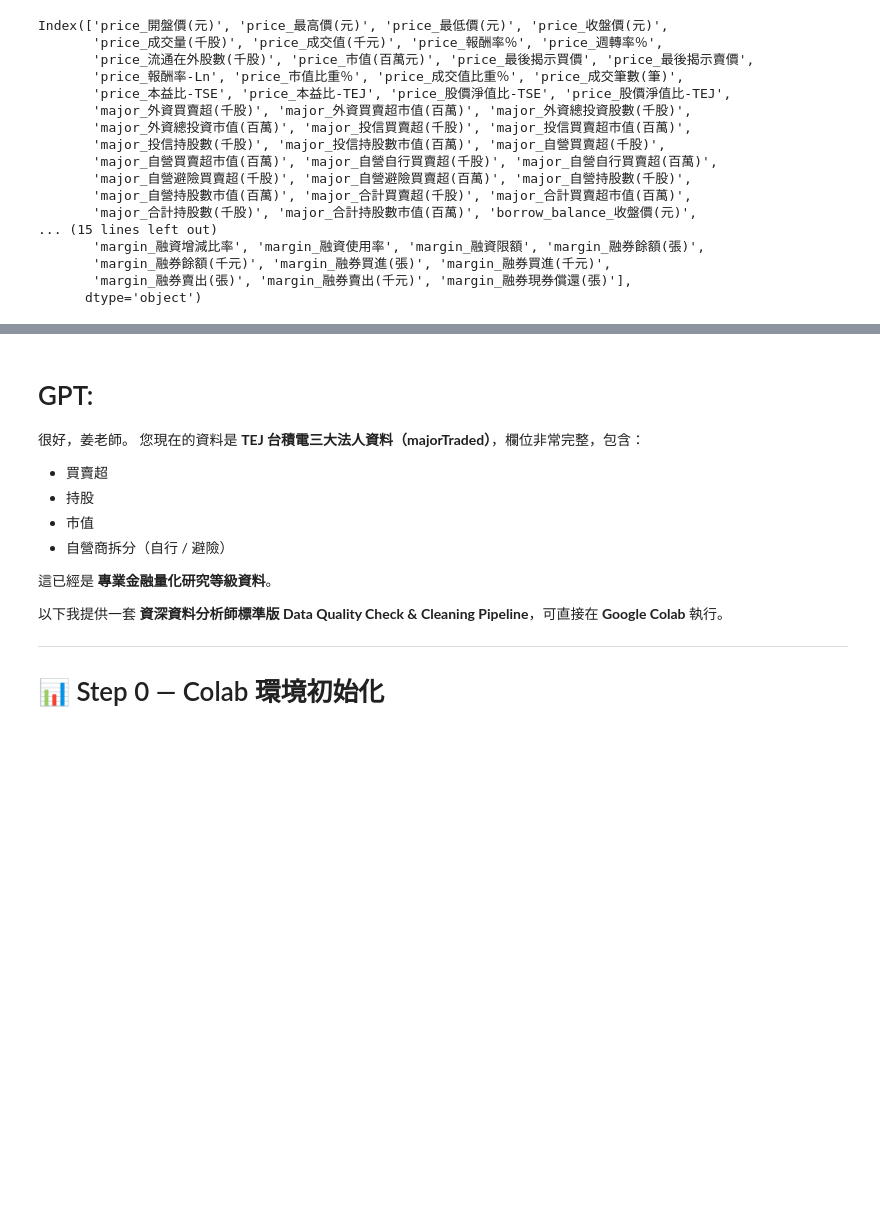
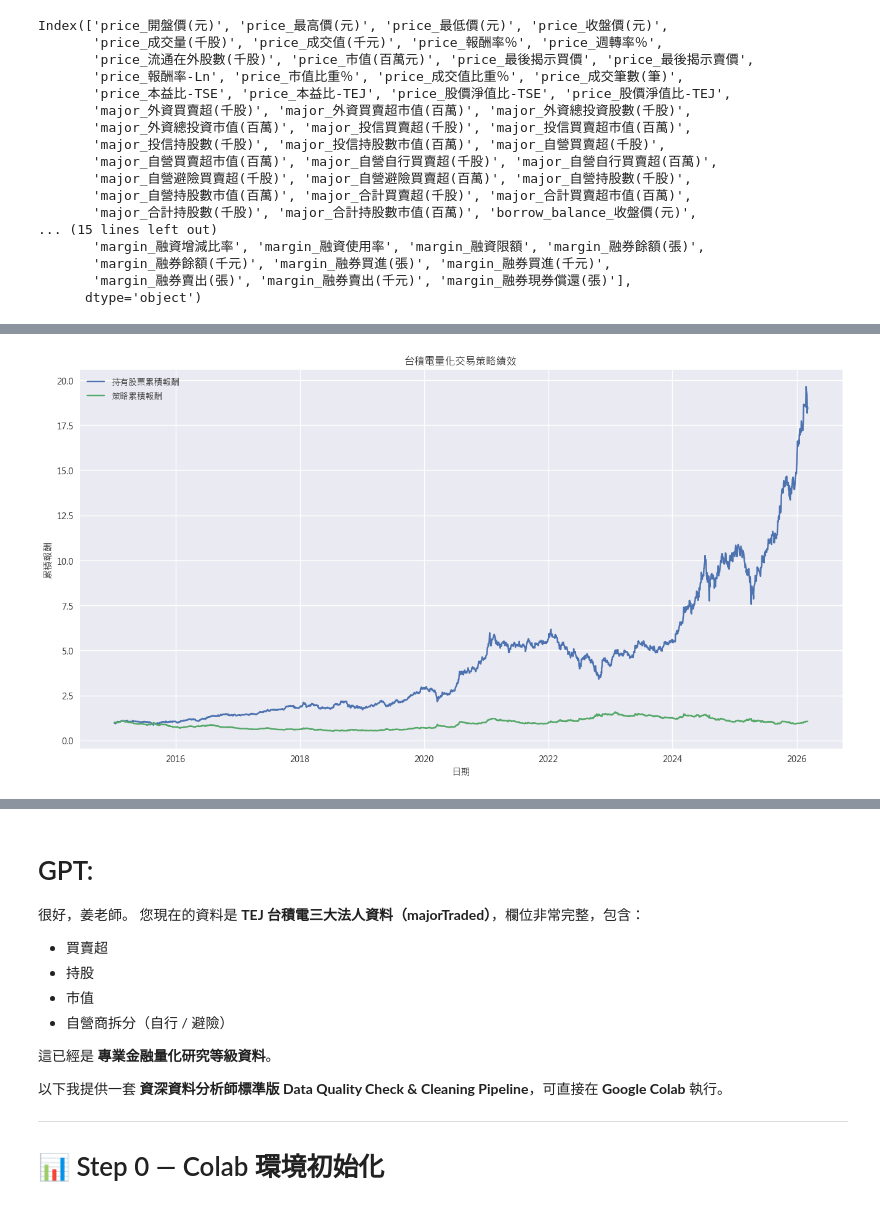
Before and after one commit to colab0516/colab-data, a Jupyter notebook: 2026-3-8/AI機器學習與金融財務實務_籌碼分析_姜自強.ipynb, the cells around one changed output, grey strips where cells are left out. Saved outputs shown, nothing was run; the diff lists cells and outputs as text; code cells hidden in the pictures; blank space fills up the shorter version.

```diff
--- a/2026-3-8/AI機器學習與金融財務實務_籌碼分析_姜自強.ipynb
+++ b/2026-3-8/AI機器學習與金融財務實務_籌碼分析_姜自強.ipynb
@@ -1283,0 +1378,91 @@ Index(['price_開盤價(元)', 'price_最高價(元)', 'price_最低價(元)', '
+# %%
+# =========================================================
+# TSMC 量化交易分析範例 (Colab)
+# =========================================================
+import pandas as pd
+import numpy as np
+import matplotlib.pyplot as plt
+
+# 假設你已經有 s2330df_reset
+df = s2330df_reset.copy()
+
+# ---------------------------------------------------------
+# 1️⃣ 先做缺失值處理
+# ---------------------------------------------------------
+df.fillna(method='ffill', inplace=True)  # 向前填補
+df.fillna(method='bfill', inplace=True)  # 向後填補
+
+# ---------------------------------------------------------
+# 2️⃣ 計算技術指標
+# ---------------------------------------------------------
+
+# 移動平均線
+df['MA5'] = df['price_收盤價(元)'].rolling(5).mean()
+df['MA20'] = df['price_收盤價(元)'].rolling(20).mean()
+df['MA60'] = df['price_收盤價(元)'].rolling(60).mean()
+
+# 日報酬率與累積報酬
+df['daily_return'] = df['price_收盤價(元)'].pct_change()
+df['cum_return'] = (1 + df['daily_return']).cumprod()
+
+# RSI 指標計算
+delta = df['price_收盤價(元)'].diff()
+up = delta.clip(lower=0)
+down = -1*delta.clip(upper=0)
+roll_up = up.rolling(14).mean()
+roll_down = down.rolling(14).mean()
+RS = roll_up / roll_down
+df['RSI'] = 100 - (100 / (1 + RS))
+
+# ---------------------------------------------------------
+# 3️⃣ 三大法人資金流向
+# ---------------------------------------------------------
+# 外資 + 投信 + 自營買超 (單位: 千股)
+df['total_major_buy'] = df['major_外資買賣超(千股)'] + df['major_投信買賣超(千股)'] + df['major_自營買賣超(千股)']
+
+# 資金流向訊號
+df['major_signal'] = np.where(df['total_major_buy'] > 0, 1, -1)
+
+# ---------------------------------------------------------
+# 4️⃣ 交易策略訊號
+# ---------------------------------------------------------
+# 技術訊號: MA5 與 MA20 黃金交叉/死亡交叉
+df['ma_signal'] = 0
+df.loc[df['MA5'] > df['MA20'], 'ma_signal'] = 1  # 多頭
+df.loc[df['MA5'] < df['MA20'], 'ma_signal'] = -1  # 空頭
+
+# 結合法人與技術訊號
+df['final_signal'] = 0
+df.loc[(df['ma_signal'] == 1) & (df['major_signal'] == 1), 'final_signal'] = 1  # 買進
+df.loc[(df['ma_signal'] == -1) & (df['major_signal'] == -1), 'final_signal'] = -1  # 賣出
+
+# ---------------------------------------------------------
+# 5️⃣ 回測策略簡單績效
+# ---------------------------------------------------------
+df['strategy_return'] = df['daily_return'] * df['final_signal'].shift(1)  # 隔日買賣
+df['cum_strategy_return'] = (1 + df['strategy_return']).cumprod()
+
+# ---------------------------------------------------------
+# 6️⃣ 繪圖
+# ---------------------------------------------------------
+plt.figure(figsize=(16,8))
+plt.plot(df['年月日'], df['cum_return'], label='持有股票累積報酬')
+plt.plot(df['年月日'], df['cum_strategy_return'], label='策略累積報酬')
+plt.title('台積電量化交易策略績效')
+plt.xlabel('日期')
+plt.ylabel('累積報酬')
+plt.legend()
+plt.show()
+
+# ---------------------------------------------------------
+# 7️⃣ 最後交易建議
+# ---------------------------------------------------------
+latest_signal = df['final_signal'].iloc[-1]
+if latest_signal == 1:
+    print("📈 建議：近期可考慮買進台積電")
+elif latest_signal == -1:
+    print("📉 建議：近期可考慮賣出台積電或空手觀望")
+else:
+    print("⚪ 建議：暫時觀望，無明確訊號")
+# %% [output]
+[figure, added]
```
Also changed, not shown: parts of 24 cells of this notebook.
